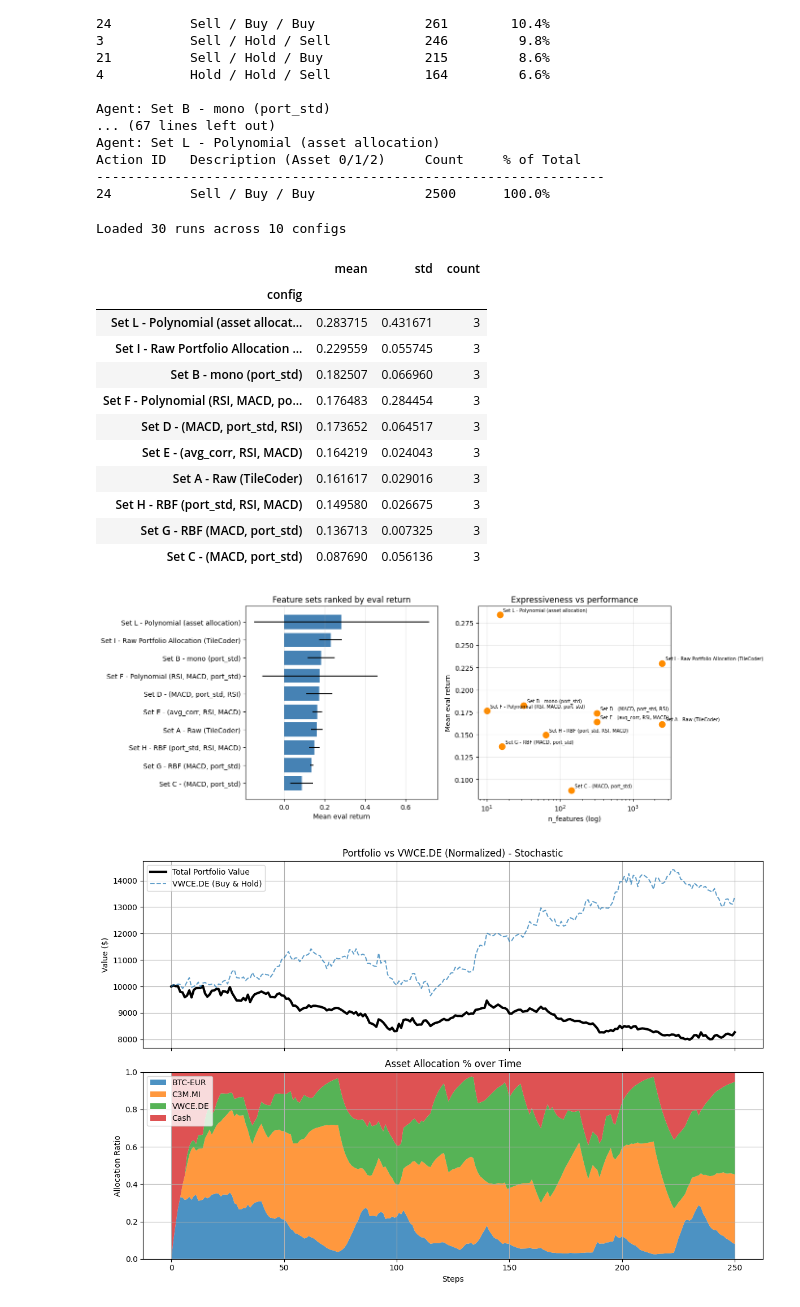
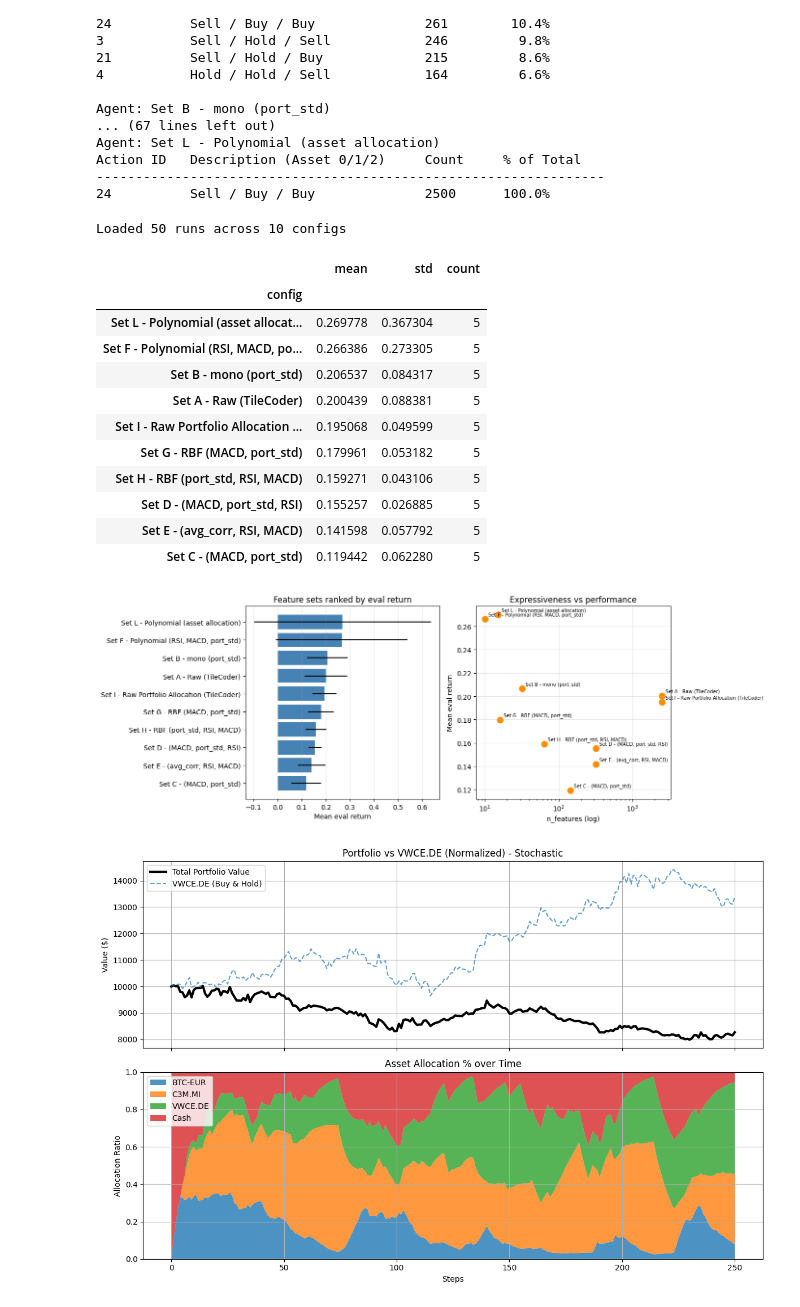
Before and after one commit to echo85/rl-market-maker, a Jupyter notebook: rl-market-maker.ipynb, the cells around one changed output. Cells and saved outputs as stored; diff of their text form; code cells hidden in the pictures.

```diff
--- a/rl-market-maker.ipynb
+++ b/rl-market-maker.ipynb
@@ -473,26 +465,26 @@ Action ID   Description (Asset 0/1/2)     Count     % of Total
 # %%
 import pandas as pd
 import matplotlib.pyplot as plt
 
 from experiments.feature_configs import load_results, summarize
 
-df = load_results("results/feature_sweep__stoch_regime__20260723_230515.csv")
+df = load_results("results/feature_sweep__stoch_regime__20260723_232829.csv")
 MarketCharts.plot_feature_sweep_results(df)
 # %% [output]
-Loaded 30 runs across 10 configs
+Loaded 50 runs across 10 configs
 |  | mean | std | count |
 | config |  |  |  |
-| Set L - Polynomial (asset allocat... | 0.283715 | 0.431671 | 3 |
-| Set I - Raw Portfolio Allocation ... | 0.229559 | 0.055745 | 3 |
-| Set B - mono (port_std) | 0.182507 | 0.066960 | 3 |
-| Set F - Polynomial (RSI, MACD, po... | 0.176483 | 0.284454 | 3 |
-| Set D - (MACD, port_std, RSI) | 0.173652 | 0.064517 | 3 |
-| Set E - (avg_corr, RSI, MACD) | 0.164219 | 0.024043 | 3 |
-| Set A - Raw (TileCoder) | 0.161617 | 0.029016 | 3 |
-| Set H - RBF (port_std, RSI, MACD) | 0.149580 | 0.026675 | 3 |
-| Set G - RBF (MACD, port_std) | 0.136713 | 0.007325 | 3 |
-| Set C - (MACD, port_std) | 0.087690 | 0.056136 | 3 |
+| Set L - Polynomial (asset allocat... | 0.269778 | 0.367304 | 5 |
+| Set F - Polynomial (RSI, MACD, po... | 0.266386 | 0.273305 | 5 |
+| Set B - mono (port_std) | 0.206537 | 0.084317 | 5 |
+| Set A - Raw (TileCoder) | 0.200439 | 0.088381 | 5 |
+| Set I - Raw Portfolio Allocation ... | 0.195068 | 0.049599 | 5 |
+| Set G - RBF (MACD, port_std) | 0.179961 | 0.053182 | 5 |
+| Set H - RBF (port_std, RSI, MACD) | 0.159271 | 0.043106 | 5 |
+| Set D - (MACD, port_std, RSI) | 0.155257 | 0.026885 | 5 |
+| Set E - (avg_corr, RSI, MACD) | 0.141598 | 0.057792 | 5 |
+| Set C - (MACD, port_std) | 0.119442 | 0.062280 | 5 |
-[figure, old version]
+[figure, new version]
 # %%
 import numpy as np
 import glob
```
Also changed, not shown: parts of 13 cells of this notebook.
